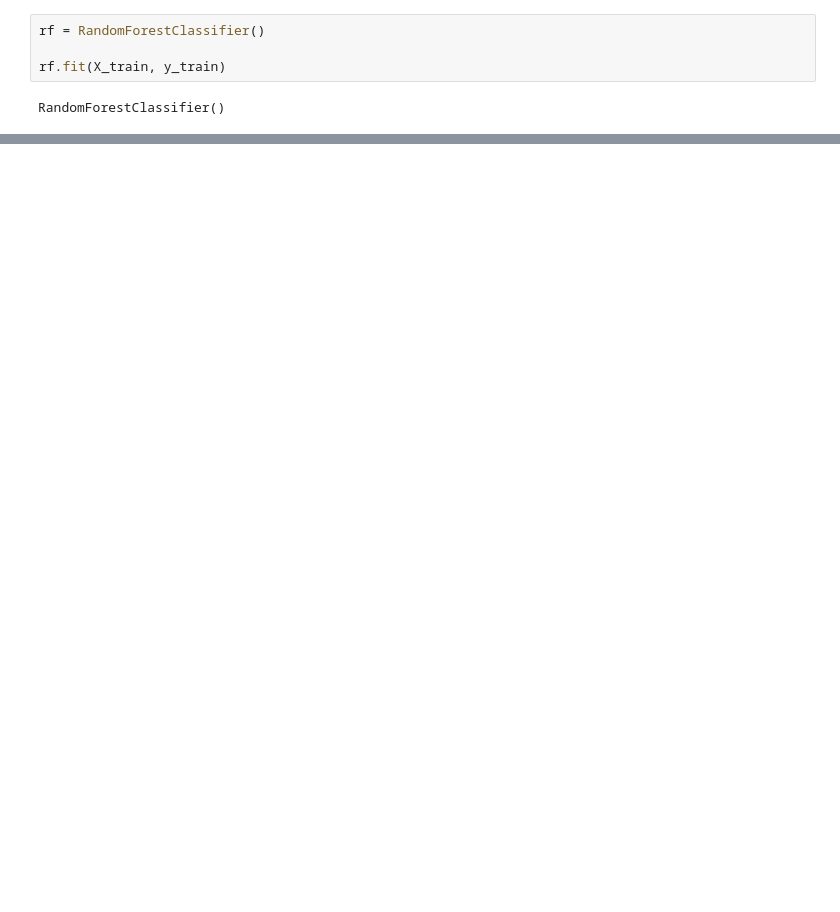
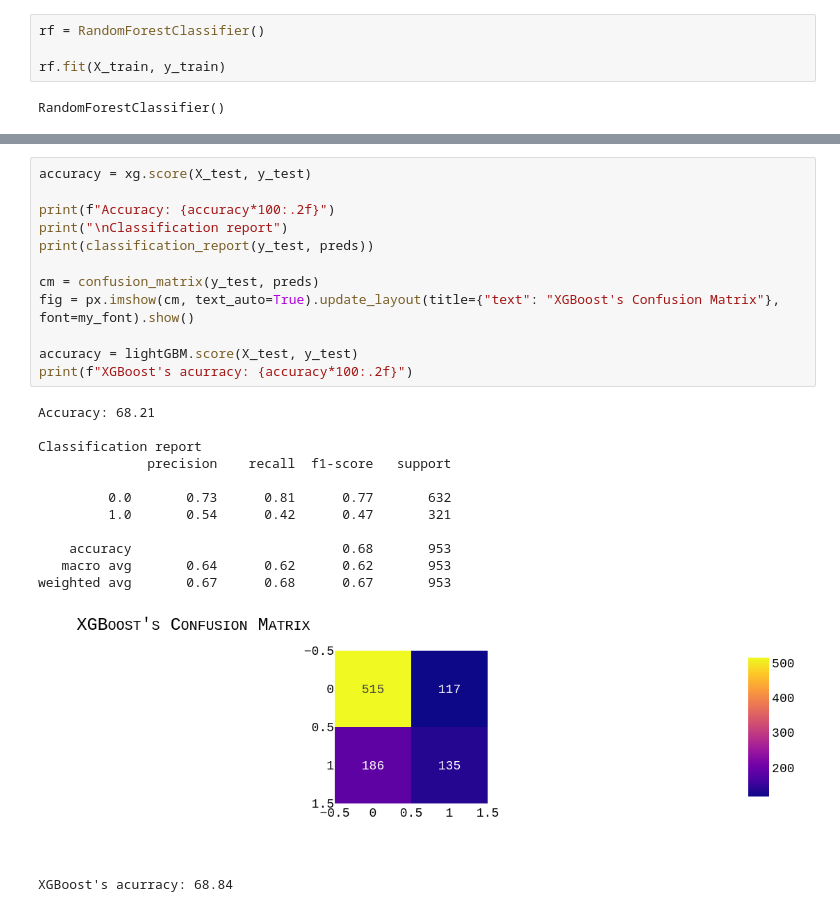
Before and after one commit to auserafim/ai-notebooks, a Jupyter notebook: covid_in_brazil/covid_in_brazil.ipynb, the cells around one changed output, grey strips where cells are left out. Cells and saved outputs as stored; diff of their text form; blank space fills up the shorter version.

```diff
--- a/covid_in_brazil/covid_in_brazil.ipynb
+++ b/covid_in_brazil/covid_in_brazil.ipynb
@@ -235,0 +221,26 @@ LightGBM acurracy: 74.16
+# %%
+accuracy = xg.score(X_test, y_test)
+
+print(f"Accuracy: {accuracy*100:.2f}")
+print("\nClassification report")
+print(classification_report(y_test, preds))
+
+cm = confusion_matrix(y_test, preds)
+fig = px.imshow(cm, text_auto=True).update_layout(title={"text": "XGBoost's Confusion Matrix"}, font=my_font).show()
+
+accuracy = lightGBM.score(X_test, y_test)
+print(f"XGBoost's acurracy: {accuracy*100:.2f}")
+# %% [output]
+Accuracy: 68.21
+
+Classification report
+              precision    recall  f1-score   support
+
+         0.0       0.73      0.81      0.77       632
+         1.0       0.54      0.42      0.47       321
+
+    accuracy                           0.68       953
+   macro avg       0.64      0.62      0.62       953
+weighted avg       0.67      0.68      0.67       953
+[figure, added]
+XGBoost's acurracy: 68.84
```
Also changed, not shown: parts of 13 cells of this notebook, 4 other files.
